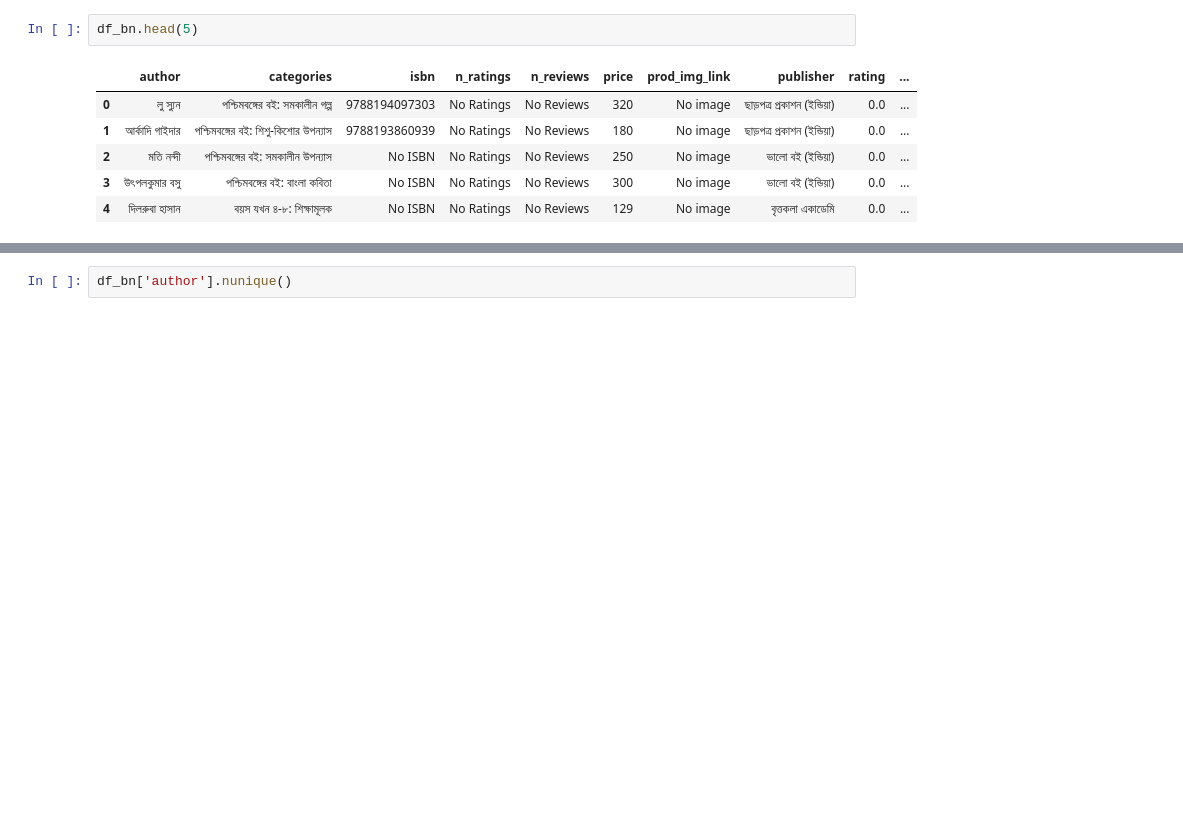
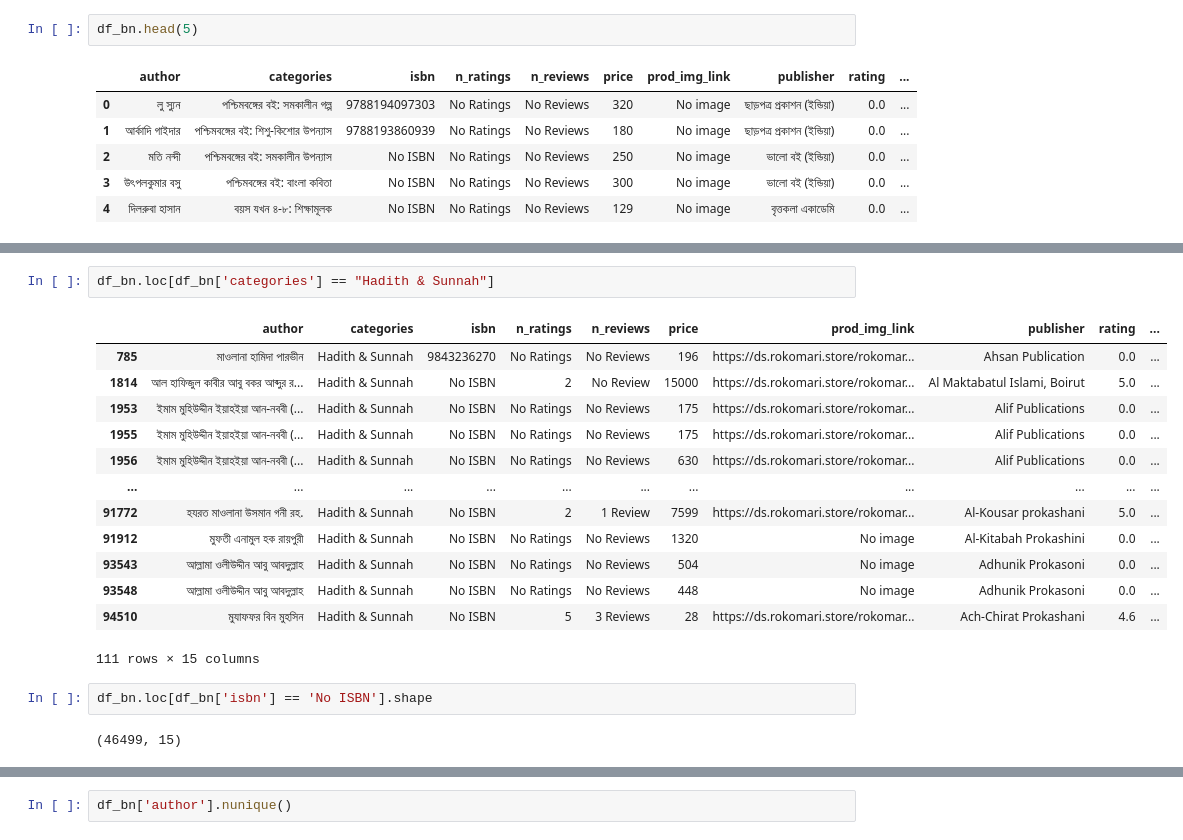
Before and after one commit to Tasfiq-K/recommendation_system_rokomari_books, a Jupyter notebook: preprocessing_bn_books.ipynb, the cells around one changed output, grey strips where cells are left out. Saved outputs shown, nothing was run; the diff lists cells and outputs as text; blank space fills up the shorter version.

```diff
--- a/preprocessing_bn_books.ipynb
+++ b/preprocessing_bn_books.ipynb
@@ -39,0 +148,20 @@ df_bn.head(5)
+# %%
+df_bn.loc[df_bn['categories'] == "Hadith & Sunnah"]
+# %% [output]
+|  | author | categories | isbn | n_ratings | n_reviews | price | prod_img_link | publisher | rating | ... |
+| 785 | মাওলানা হামিদা পারভীন | Hadith & Sunnah | 9843236270 | No Ratings | No Reviews | 196 | https://ds.rokomari.store/rokomar... | Ahsan Publication | 0.0 | ... |
+| 1814 | আল হাফিজুল কাবীর আবু বকর আব্দুর র... | Hadith & Sunnah | No ISBN | 2 | No Review | 15000 | https://ds.rokomari.store/rokomar... | Al Maktabatul Islami, Boirut | 5.0 | ... |
+| 1953 | ইমাম মুহিউদ্দীন ইয়াহইয়া আন-নববী (... | Hadith & Sunnah | No ISBN | No Ratings | No Reviews | 175 | https://ds.rokomari.store/rokomar... | Alif Publications | 0.0 | ... |
+| 1955 | ইমাম মুহিউদ্দীন ইয়াহইয়া আন-নববী (... | Hadith & Sunnah | No ISBN | No Ratings | No Reviews | 175 | https://ds.rokomari.store/rokomar... | Alif Publications | 0.0 | ... |
+| 1956 | ইমাম মুহিউদ্দীন ইয়াহইয়া আন-নববী (... | Hadith & Sunnah | No ISBN | No Ratings | No Reviews | 630 | https://ds.rokomari.store/rokomar... | Alif Publications | 0.0 | ... |
+| ... | ... | ... | ... | ... | ... | ... | ... | ... | ... | ... |
+| 91772 | হযরত মাওলানা উসমান গনী রহ. | Hadith & Sunnah | No ISBN | 2 | 1 Review | 7599 | https://ds.rokomari.store/rokomar... | Al-Kousar prokashani | 5.0 | ... |
+| 91912 | মুফতী এনামুল হক রায়পুরী | Hadith & Sunnah | No ISBN | No Ratings | No Reviews | 1320 | No image | Al-Kitabah Prokashini | 0.0 | ... |
+| 93543 | আল্লামা ওলীউদ্দীন আবু আবদুল্লাহ | Hadith & Sunnah | No ISBN | No Ratings | No Reviews | 504 | No image | Adhunik Prokasoni | 0.0 | ... |
+| 93548 | আল্লামা ওলীউদ্দীন আবু আবদুল্লাহ | Hadith & Sunnah | No ISBN | No Ratings | No Reviews | 448 | No image | Adhunik Prokasoni | 0.0 | ... |
+| 94510 | মুযাফফর বিন মুহসিন | Hadith & Sunnah | No ISBN | 5 | 3 Reviews | 28 | https://ds.rokomari.store/rokomar... | Ach-Chirat Prokashani | 4.6 | ... |
+111 rows × 15 columns
+# %%
+df_bn.loc[df_bn['isbn'] == 'No ISBN'].shape
+# %% [output]
+(46499, 15)
```
Also changed, not shown: parts of 13 cells of this notebook.
